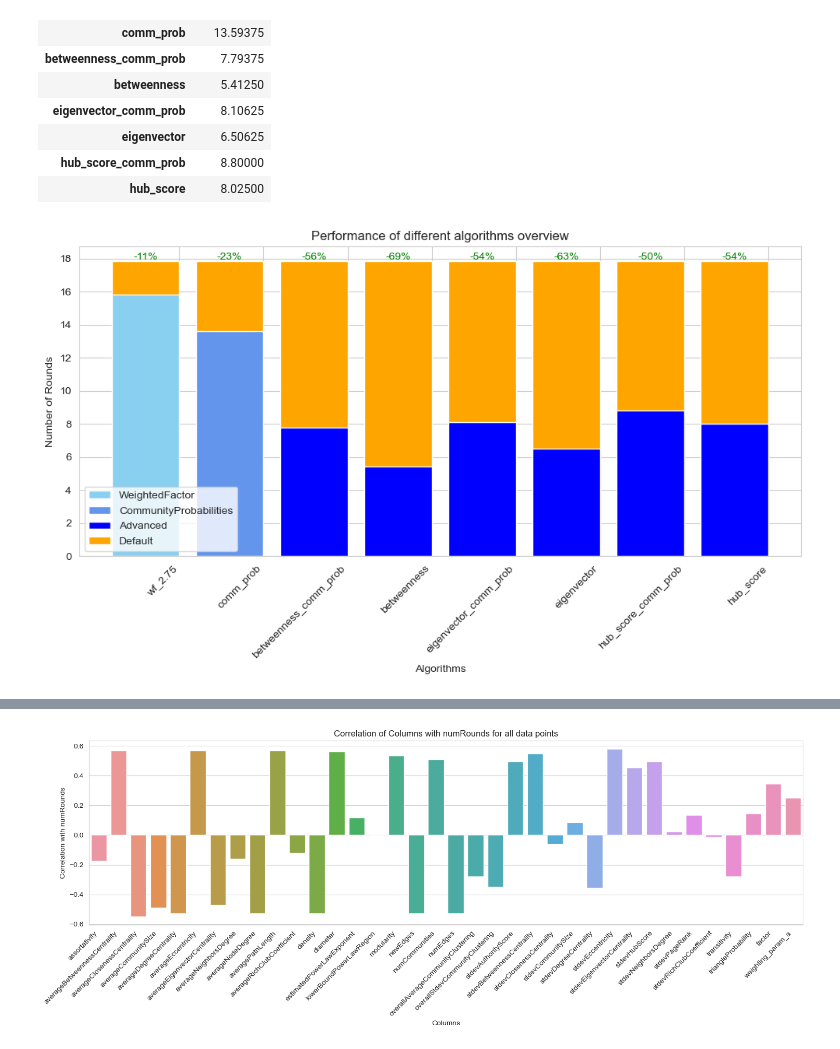
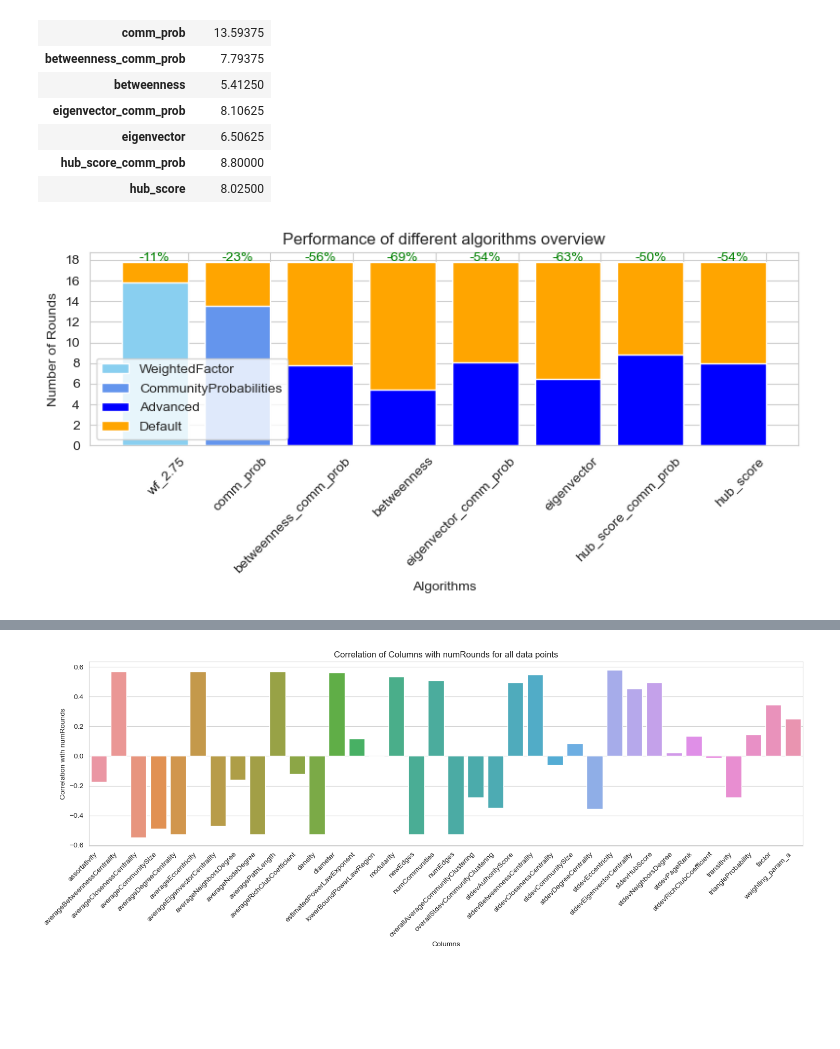
Before and after one commit to xwoodpecker/GossipingSimulation, a Jupyter notebook: evaluation/evaluation_advanced_series.ipynb, the cells around one changed output, grey strips where cells are left out. Saved outputs shown, nothing was run; the diff lists cells and outputs as text; code cells hidden in the pictures; blank space fills up the shorter version.

```diff
--- a/evaluation/evaluation_advanced_series.ipynb
+++ b/evaluation/evaluation_advanced_series.ipynb
@@ -392,7 +392,7 @@ index = algorithm_means.index
 numRounds = algorithm_means.numRounds
 
 def plot_performance(index, numRounds, title_addition, show_legend):
-    plt.figure(figsize=(10, 6))  # Adjusted figure size
+    plt.figure(figsize=(8, 4))  # Adjusted figure size
 
     # Adjust the width of the bars here
     bar_width = 0.8  # Decreased width for spacing
@@ -408,34 +408,34 @@ def plot_performance(index, numRounds, title_addition, show_legend):
     second_bar.set_facecolor('#6495ED')
 
     plt.xlabel('Algorithms')
     plt.ylabel('Number of Rounds')
     plt.title('Performance of different algorithms ' + title_addition)
 
     # Adding % decrease labels on top of the original bars
     for i, bar in enumerate(bars2):
         percent_change = ((numRounds[i + 1] - numRounds[0]) / numRounds[0]) * 100
         if percent_change > 0:
             plt.text(bars1[i].get_x() + bars1[i].get_width() / 2, bars1[i].get_height() + 0.1, f'+{int(percent_change)}%', ha='center', color='red')
         else:
             plt.text(bar.get_x() + bar.get_width() / 2, bar.get_height() + 0.1, f'{int(percent_change)}%', ha='center', color='green')
 
     # Adjust y-axis tick values and spacing
     max_num_rounds = int(max(numRounds))
     plt.yticks(range(0, max_num_rounds + 2, 2))
 
     # Create custom legend in the bottom left corner
     if show_legend:
         plt.legend([bars1[0], bars1[1], bars1[2], bars2[0]], ['WeightedFactor', 'CommunityProbabilities', 'Advanced', 'Default'], loc='lower left')
 
     # Adjust x-axis ticks and labels
     plt.xticks([i + bar_width / 2 for i in range(1, len(index))], index[1:], rotation=45, ha='right')  # Rotated x labels for better readability
 
     plt.tight_layout()  # Ensures labels fit within the plot area
     plt.show()
 
 plot_performance(index, numRounds, 'overview', True)
 # %% [output]
-[figure, old version]
+[figure, new version]
 # %%
 # Create a list of modularity value ranges in 0.1 steps
 modularity_ranges = [(round(x, 1), round(x + 0.1, 1)) for x in [i / 10 for i in range(5, 10)]]
```
Also changed, not shown: parts of 2 cells of this notebook, 13 other files.
